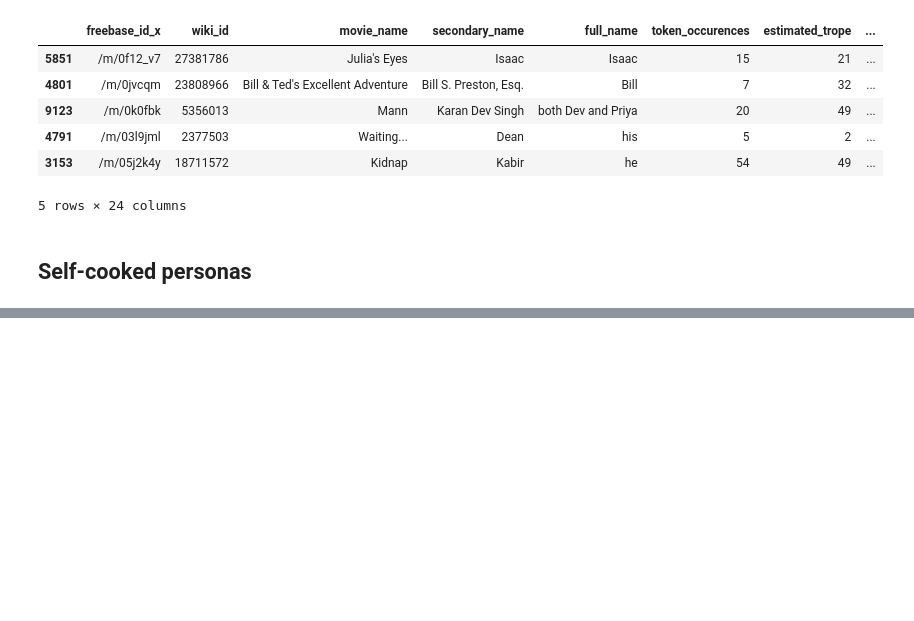
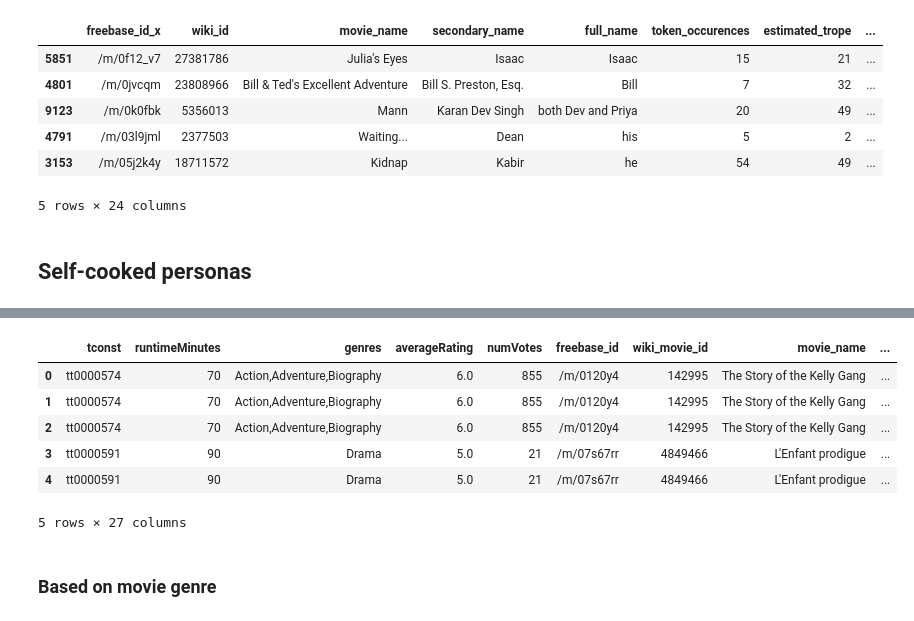
Before and after one commit to epfl-ada/ada-2023-project-advanceddataarsonists, a Jupyter notebook: initial_analyses.ipynb, the cells around one changed output, grey strips where cells are left out. Cells and saved outputs as stored; diff of their text form; code cells hidden in the pictures; blank space fills up the shorter version.

```diff
--- a/initial_analyses.ipynb
+++ b/initial_analyses.ipynb
@@ -479,0 +497,14 @@ movies_personas_cmu.sample(5)
+# %%
+all_data = movies.merge(actors_characters, how="inner", on=["tconst", "freebase_id", "wiki_movie_id"])
+# %%
+all_data.head()
+# %% [output]
+|  | tconst | runtimeMinutes | genres | averageRating | numVotes | freebase_id | wiki_movie_id | movie_name | ... |
+| 0 | tt0000574 | 70 | Action,Adventure,Biography | 6.0 | 855 | /m/0120y4 | 142995 | The Story of the Kelly Gang | ... |
+| 1 | tt0000574 | 70 | Action,Adventure,Biography | 6.0 | 855 | /m/0120y4 | 142995 | The Story of the Kelly Gang | ... |
+| 2 | tt0000574 | 70 | Action,Adventure,Biography | 6.0 | 855 | /m/0120y4 | 142995 | The Story of the Kelly Gang | ... |
+| 3 | tt0000591 | 90 | Drama | 5.0 | 21 | /m/07s67rr | 4849466 | L'Enfant prodigue | ... |
+| 4 | tt0000591 | 90 | Drama | 5.0 | 21 | /m/07s67rr | 4849466 | L'Enfant prodigue | ... |
+5 rows × 27 columns
+# %% [markdown]
+### Based on movie genre
```
Also changed, not shown: parts of 20 cells of this notebook.
